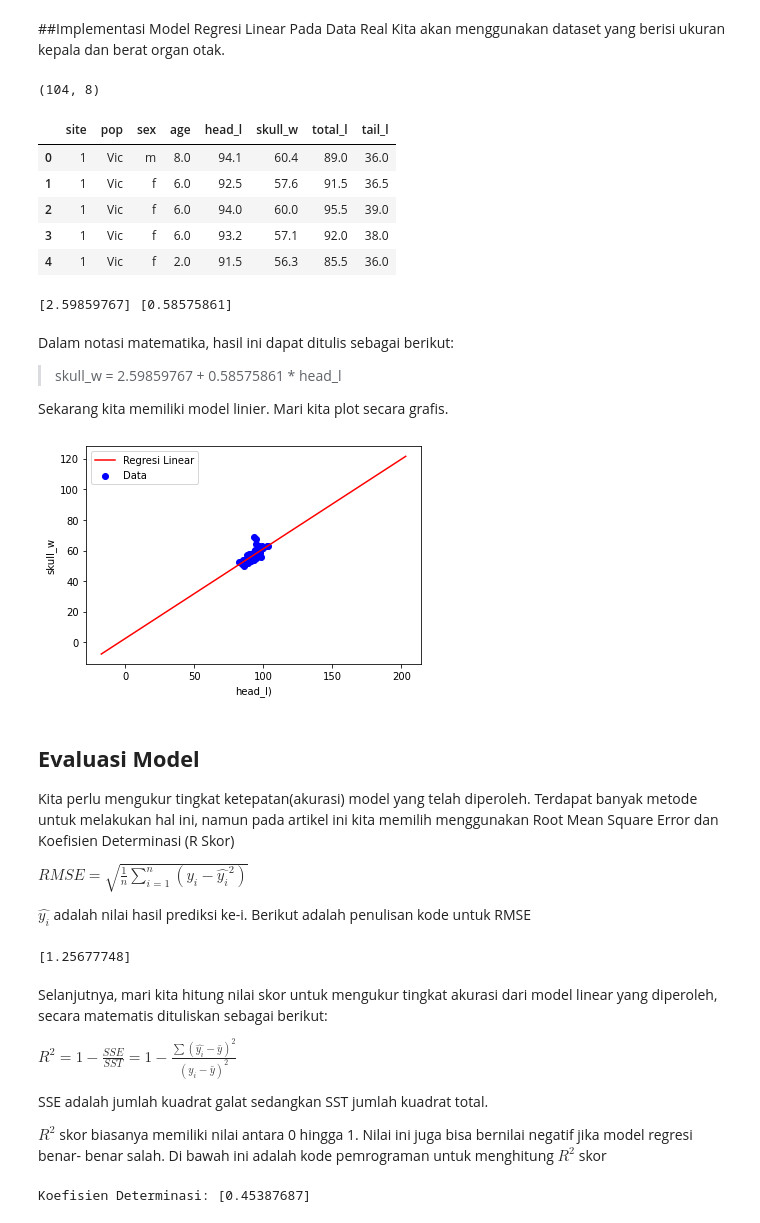
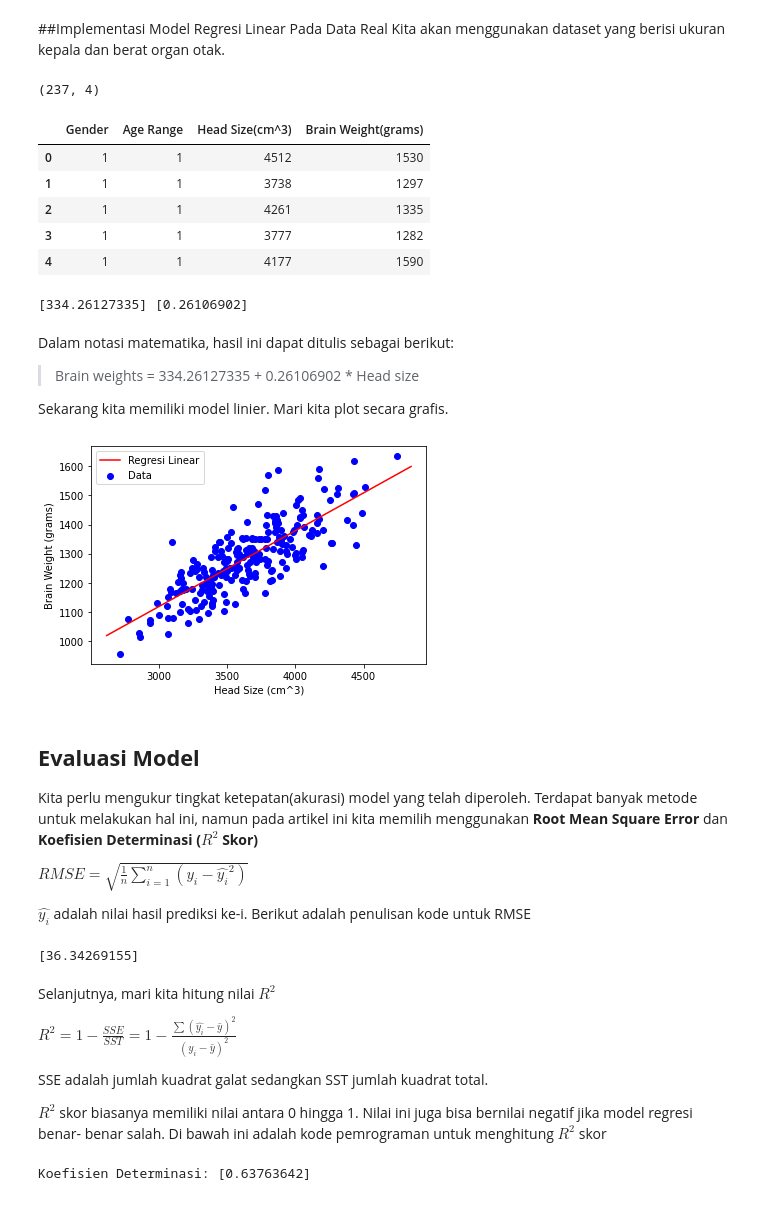
Before and after one commit to RifaAnwar/Basic-Python-Programming-for-Data-Science, a Jupyter notebook: 1900015043_Rifa_Saiful_Anwar_Regresi_Linier_dengan_OLS.ipynb, the cells around one changed output. Cells and saved outputs as stored; diff of their text form; code cells hidden in the pictures.

```diff
--- a/1900015043_Rifa_Saiful_Anwar_Regresi_Linier_dengan_OLS.ipynb
+++ b/1900015043_Rifa_Saiful_Anwar_Regresi_Linier_dengan_OLS.ipynb
@@ -233,25 +254,25 @@ import matplotlib.pyplot as plt
 from sklearn.model_selection import train_test_split
 %matplotlib inline
 # %%
-dataset = pd.read_csv('https://raw.githubusercontent.com/irmabintisyaidah/Basic-Python-Programming-for-Data-Science/main/possum.csv')
+dataset = pd.read_csv('https://raw.githubusercontent.com/jokoeliyanto/Channel-Hobi-Data/main/Model%20Machine%20Learning%20dari%20Dasar(From%20Scratch)%20Python/Dataset/dataset_regresi_linear.csv')
 # Melihat ukuran dataset
 print(dataset.shape)
 # Menampilkan 5 data teratas
 dataset.head()
 # %% [output]
-(104, 8)
+(237, 4)
-|  | site | pop | sex | age | head_l | skull_w | total_l | tail_l |
-| 0 | 1 | Vic | m | 8.0 | 94.1 | 60.4 | 89.0 | 36.0 |
-| 1 | 1 | Vic | f | 6.0 | 92.5 | 57.6 | 91.5 | 36.5 |
-| 2 | 1 | Vic | f | 6.0 | 94.0 | 60.0 | 95.5 | 39.0 |
-| 3 | 1 | Vic | f | 6.0 | 93.2 | 57.1 | 92.0 | 38.0 |
-| 4 | 1 | Vic | f | 2.0 | 91.5 | 56.3 | 85.5 | 36.0 |
+|  | Gender | Age Range | Head Size(cm^3) | Brain Weight(grams) |
+| 0 | 1 | 1 | 4512 | 1530 |
+| 1 | 1 | 1 | 3738 | 1297 |
+| 2 | 1 | 1 | 4261 | 1335 |
+| 3 | 1 | 1 | 3777 | 1282 |
+| 4 | 1 | 1 | 4177 | 1590 |
 # %%
-#Mencari hubungan antara data X(head_l) dan Y(skull_w)
+#Mencari hubungan antara data X(Ukuran Kepala) dan Y(Berat Organ Otak)
 
 # Definisikan Variabel Input(X) dan Output(Y)
-X = dataset['head_l'].values.reshape(-1,1)
-Y = dataset['skull_w'].values.reshape(-1,1)
+X = dataset['Head Size(cm^3)'].values.reshape(-1,1)
+Y = dataset['Brain Weight(grams)'].values.reshape(-1,1)
 # %%
 # Membagi data menjadi data training dan data testing
 X_train, X_test, y_train, y_test = train_test_split(X, Y, test_size=0.2, random_state=0)
@@ -278,48 +299,47 @@ b_0 = y_rata2 - (b_1 * x_rata2)
 # Menampilkan Koefisien Regresi Linear
 print(b_0, b_1)
 # %% [output]
-[2.59859767] [0.58575861]
+[334.26127335] [0.26106902]
 # %% [markdown]
 Dalam notasi matematika, hasil ini dapat ditulis sebagai berikut:
 
-> skull_w = 2.59859767 + 0.58575861 * head_l
+>Brain weights = 334.26127335 + 0.26106902 * Head size
 
 Sekarang kita memiliki model linier. Mari kita plot secara grafis.
 # %%
 # Plot Nilai Data
 x_max = np.max(X) + 100
 x_min = np.min(X) - 100
 
 # Garis Regresi
 x = np.linspace(x_min, x_max, 1000)
 y = b_0 + b_1 * x
 
 # Plott Garis Regresi
 plt.plot(x, y, color='red', label='Regresi Linear')
 
 # Plot Titik Data
 plt.scatter(X, Y, color='blue', label='Data')
 
 # Label sumbu
-plt.xlabel('head_l)')
+plt.xlabel('Head Size (cm^3)')
 
 # Label sumbu y
-plt.ylabel('skull_w')
+plt.ylabel('Brain Weight (grams)')
 
 # Menampilkan Legenda
 plt.legend()
 
 # Menampilkan Gambar Hasil Plot
 plt.show()
 # %% [output]
-[figure, old version]
+[figure, new version]
 # %% [markdown]
 ## **Evaluasi Model**
 Kita perlu mengukur tingkat ketepatan(akurasi) model yang telah diperoleh. Terdapat banyak metode untuk
-melakukan hal ini, namun pada artikel ini kita memilih menggunakan Root Mean Square Error dan Koefisien
-Determinasi (R Skor)
+melakukan hal ini, namun pada artikel ini kita memilih menggunakan **Root Mean Square Error** dan **Koefisien Determinasi ($R^2$ Skor)**
 
-$ RMSE=\sqrt{\frac{1}{n}\sum_{i=1}^{n}(y_{i}-\hat{y_{i}}^2)} $
+**$ RMSE=\sqrt{\frac{1}{n}\sum_{i=1}^{n}(y_{i}-\hat{y_{i}}^2)} $**
 
 $\hat{y_{i}}$ adalah nilai hasil prediksi ke-i. Berikut adalah penulisan kode untuk RMSE
 # %%
@@ -331,10 +351,9 @@ for i in range(len(X_test)):
 rmse = np.sqrt(rmse/n)
 print(rmse)
 # %% [output]
-[1.25677748]
+[36.34269155]
 # %% [markdown]
-Selanjutnya, mari kita hitung nilai skor untuk mengukur tingkat akurasi dari model linear yang diperoleh,
-secara matematis dituliskan sebagai berikut:
+Selanjutnya, mari kita hitung nilai **$R^2$**
 
 $R^2=1-\frac{SSE}{SST}=1-\frac{\sum{(\hat{y_{i}}-\bar{y})^2}}{(y_{i}-\bar{y})^2}$
 
@@ -354,4 +373,4 @@ for i in range(len(X_test)) :
 score = 1- (SSE/SST)
 print("Koefisien Determinasi:", score)
 # %% [output]
-Koefisien Determinasi: [0.45387687]
+Koefisien Determinasi: [0.63763642]
```
Also changed, not shown: parts of 5 cells of this notebook.
